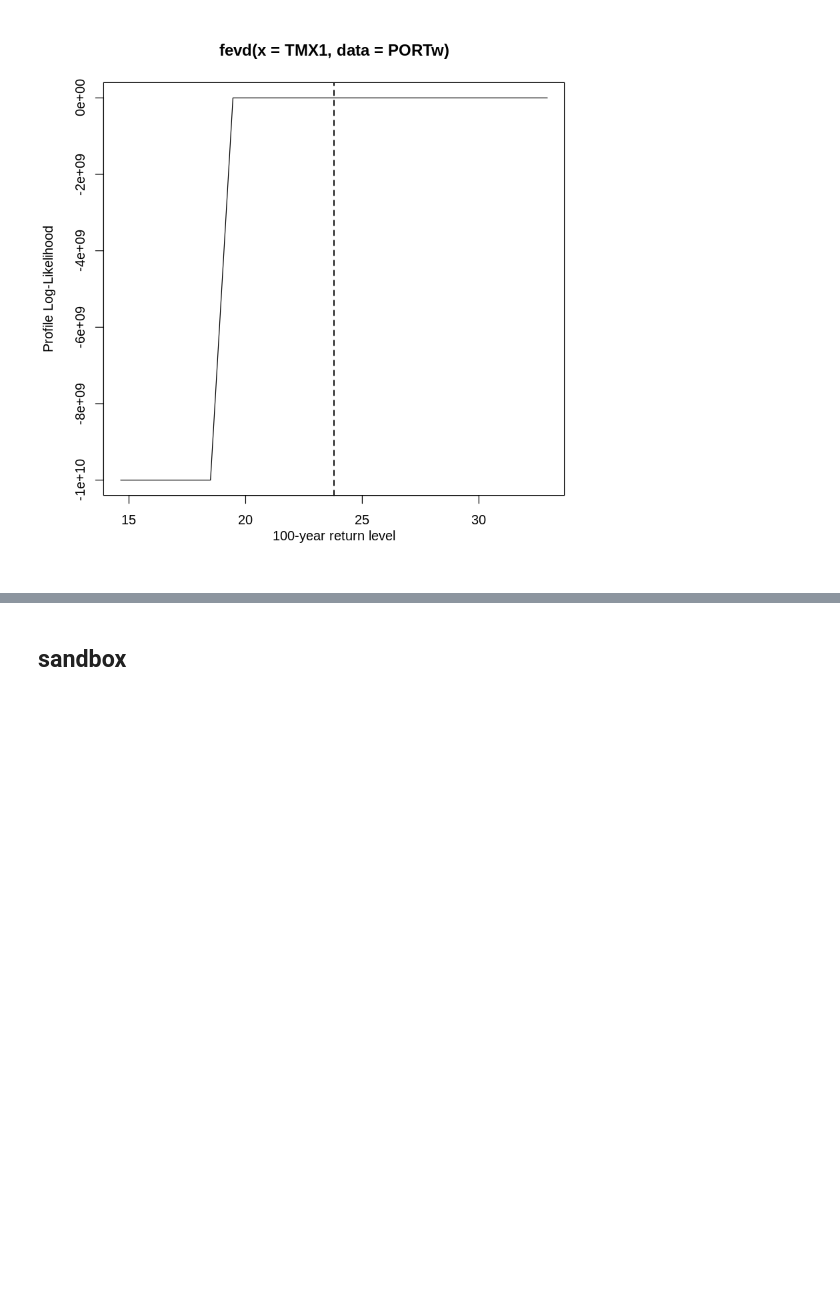
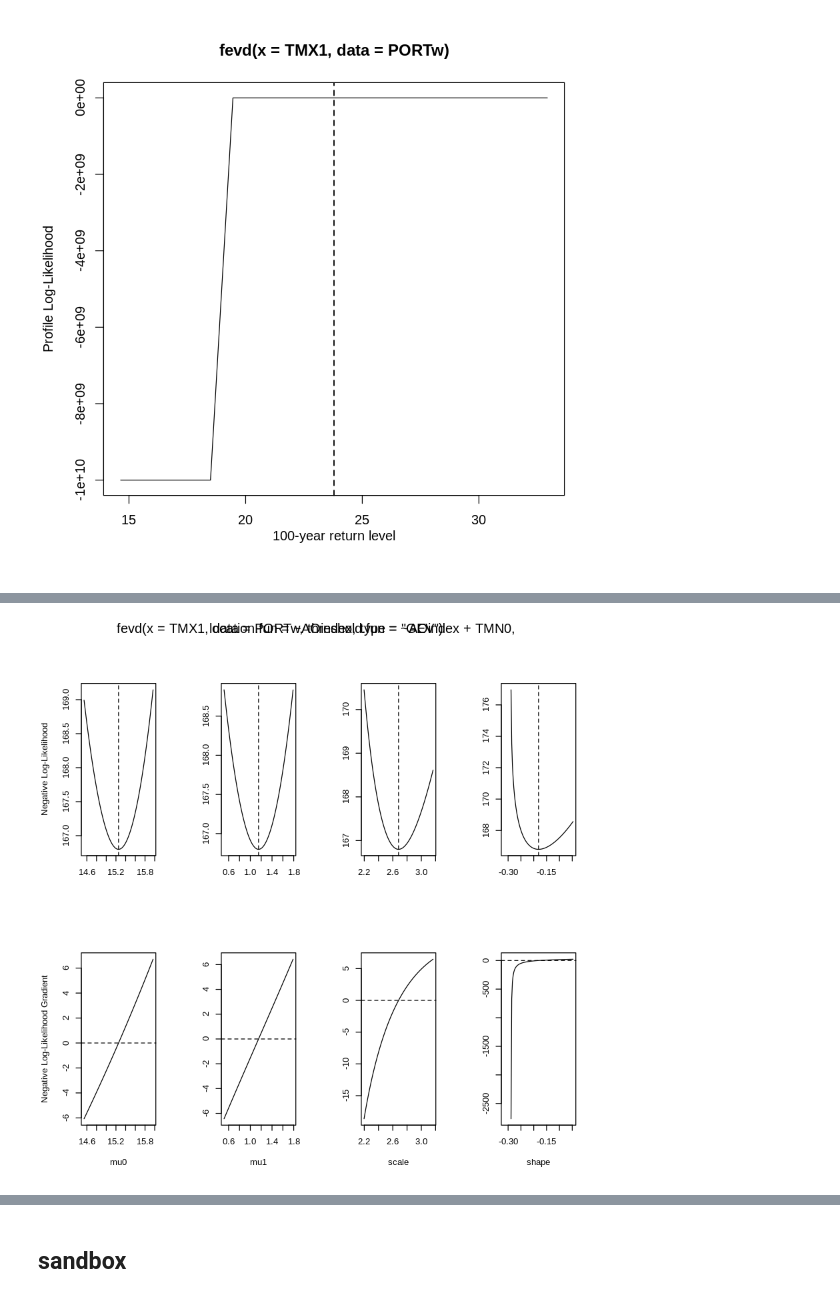
Before and after one commit to unagiinu2k/R_sandbox, a Jupyter notebook: extreme_value.ipynb, the cells around one changed output, grey strips where cells are left out. Drawn from its saved outputs; the diff is of its cells as text; code cells hidden in the pictures; blank space fills up the shorter version.

```diff
--- a/extreme_value.ipynb
+++ b/extreme_value.ipynb
@@ -286,0 +363,2 @@ profliker(fit1)
+# %%
+fit2b=fevd(TMX1 , PORTw , location.fun = ~AOindex , type = "GEV" ,　scale.fun  = ~ TMN0　+ AOindex)
@@ -286,0 +385,3 @@ profliker(fit1)
+# %%
+plot(fit2b , "trace")
+# %% [output]
@@ -286,0 +405 @@ profliker(fit1)
+[figure, added]
```
Also changed, not shown: parts of 36 cells of this notebook.
